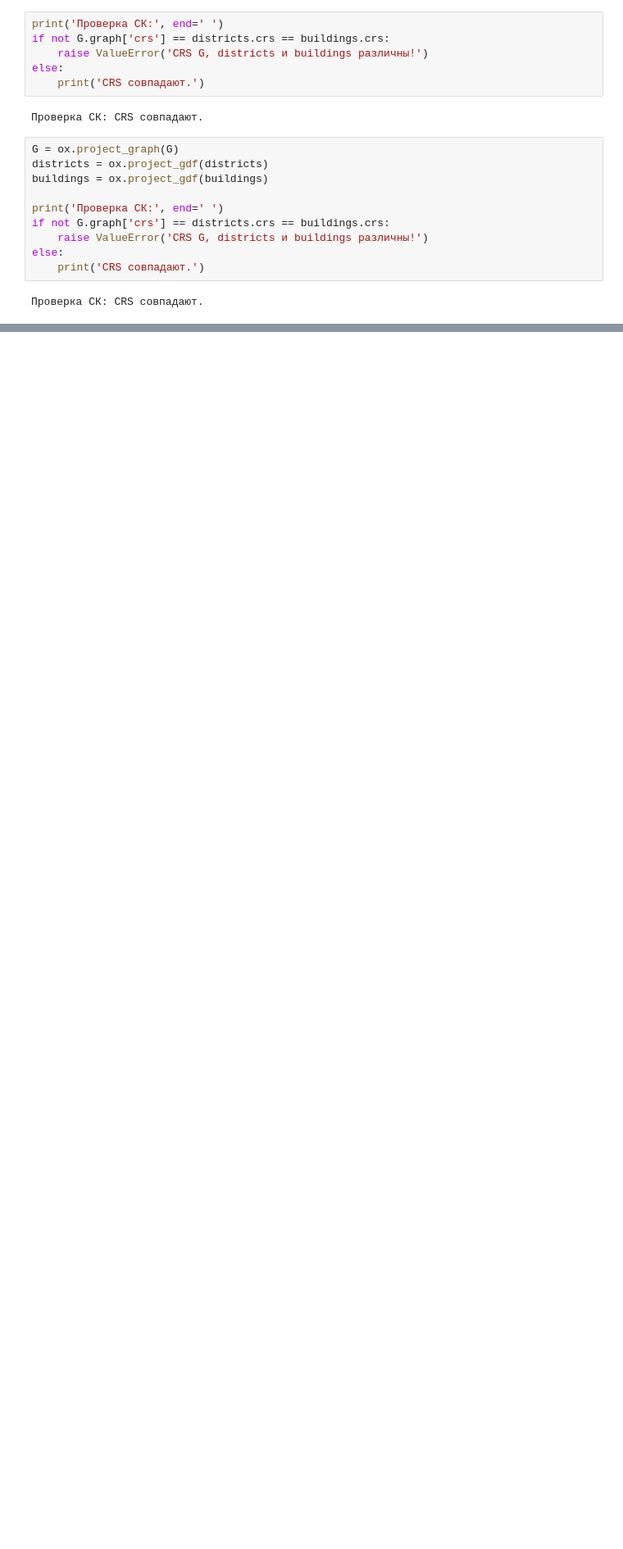
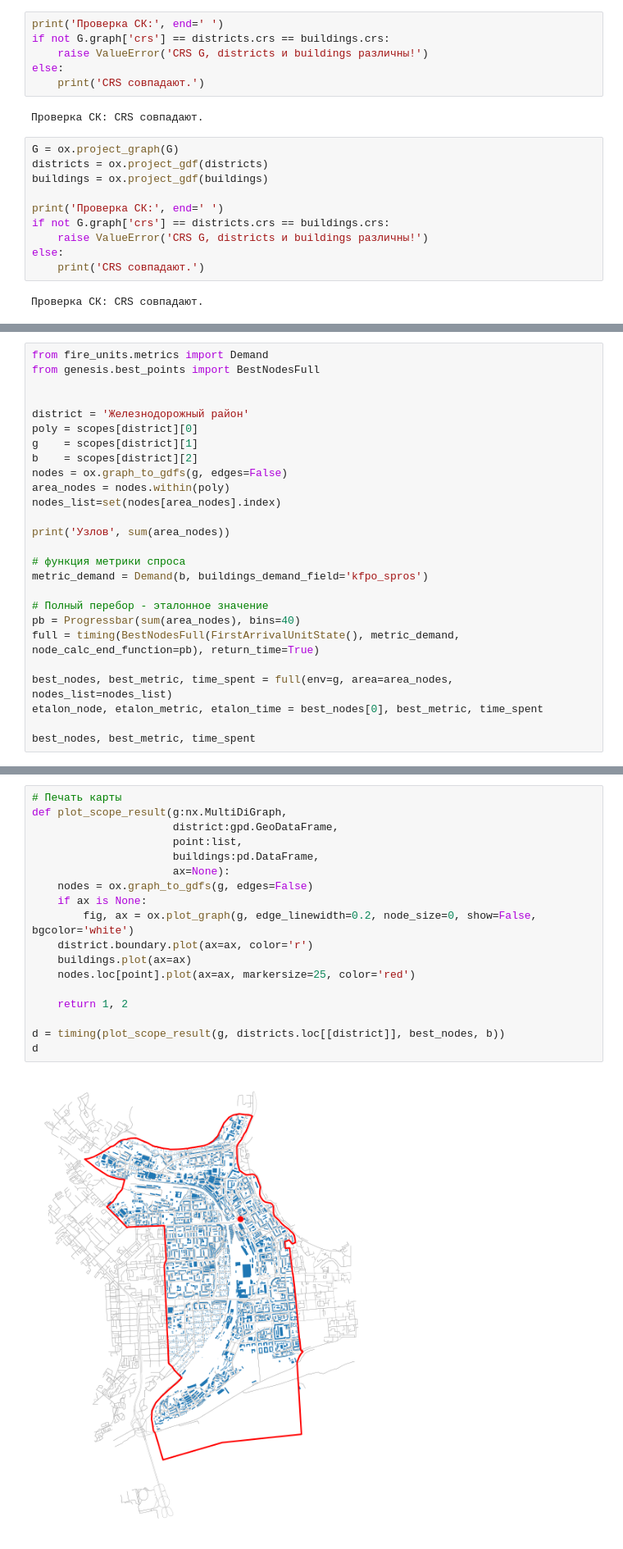
Before and after one commit to Obsidian-pb/genesis, a Jupyter notebook: work/genesis/dis_algorithms.ipynb, the cells around one changed output, grey strips where cells are left out. Shown at 82% size. Drawn from its saved outputs; the diff is of its cells as text; blank space fills up the shorter version.

```diff
--- a/work/genesis/dis_algorithms.ipynb
+++ b/work/genesis/dis_algorithms.ipynb
@@ -122,0 +167,26 @@ fig.tight_layout()
+# %%
+from fire_units.metrics import Demand
+from genesis.best_points import BestNodesFull
+
+
+district = 'Железнодорожный район'
+poly = scopes[district][0]
+g    = scopes[district][1]
+b    = scopes[district][2]
+nodes = ox.graph_to_gdfs(g, edges=False)
+area_nodes = nodes.within(poly)
+nodes_list=set(nodes[area_nodes].index)
+
+print('Узлов', sum(area_nodes))
+
+# функция метрики спроса
+metric_demand = Demand(b, buildings_demand_field='kfpo_spros')
+
+# Полный перебор - эталонное значение
+pb = Progressbar(sum(area_nodes), bins=40)
+full = timing(BestNodesFull(FirstArrivalUnitState(), metric_demand, node_calc_end_function=pb), return_time=True)
+
+best_nodes, best_metric, time_spent = full(env=g, area=area_nodes, nodes_list=nodes_list)
+etalon_node, etalon_metric, etalon_time = best_nodes[0], best_metric, time_spent
+
+best_nodes, best_metric, time_spent
@@ -122,0 +279,20 @@ fig.tight_layout()
+# %%
+# Печать карты
+def plot_scope_result(g:nx.MultiDiGraph,
+                      district:gpd.GeoDataFrame,
+                      point:list,
+                      buildings:pd.DataFrame,
+                      ax=None):
+    nodes = ox.graph_to_gdfs(g, edges=False)
+    if ax is None:
+        fig, ax = ox.plot_graph(g, edge_linewidth=0.2, node_size=0, show=False, bgcolor='white')
+    district.boundary.plot(ax=ax, color='r')
+    buildings.plot(ax=ax)
+    nodes.loc[point].plot(ax=ax, markersize=25, color='red')
+
+    return 1, 2
+
+d = timing(plot_scope_result(g, districts.loc[[district]], best_nodes, b))
+d
+# %% [output]
+[figure, added]
```
Also changed, not shown: parts of 19 cells of this notebook, 2 other files.
